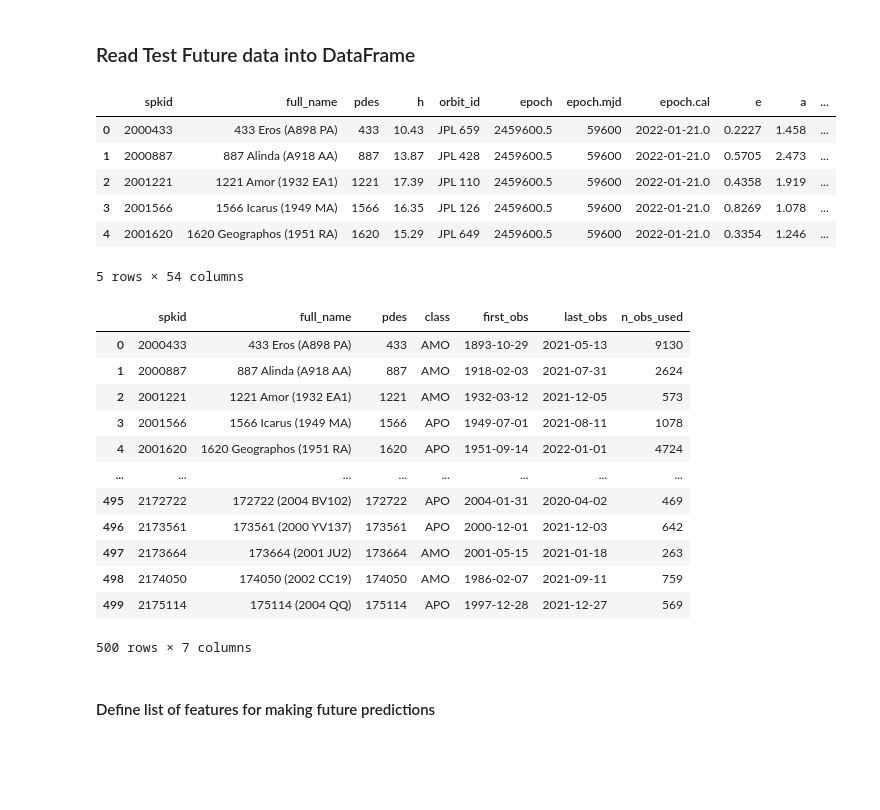
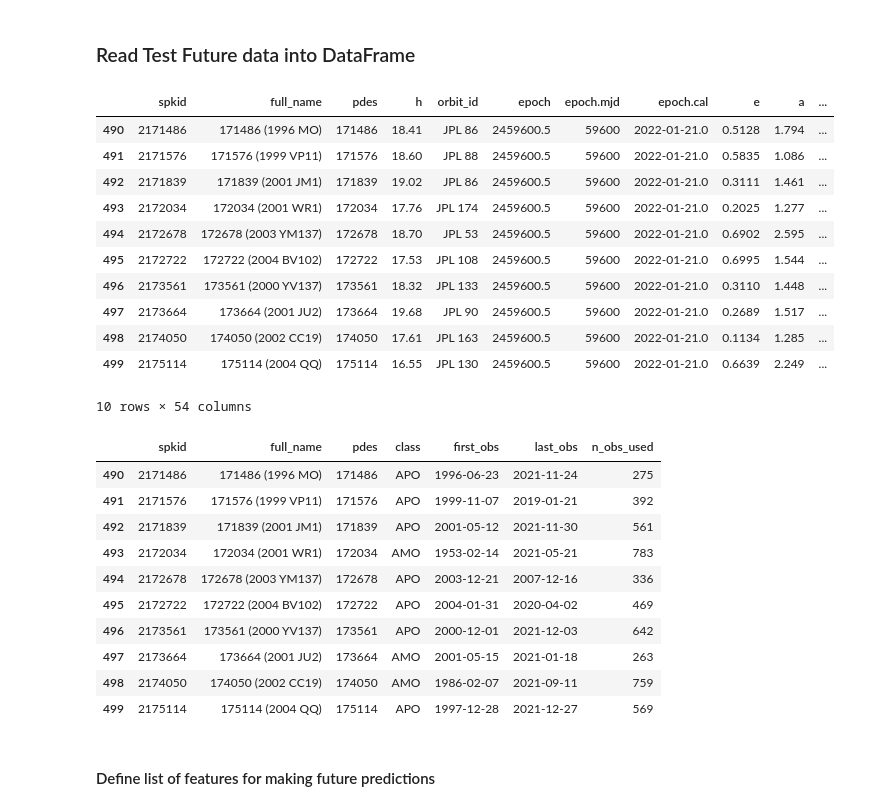
Before and after one commit to AleeAlette1/NEOs_Project, a Jupyter notebook: Machine_Learning/ipynb/FJ_ML_Future_Prediction.ipynb, the cells around one changed output. Saved outputs shown, nothing was run; the diff lists cells and outputs as text; code cells hidden in the pictures; blank space fills up the shorter version.

```diff
--- a/Machine_Learning/ipynb/FJ_ML_Future_Prediction.ipynb
+++ b/Machine_Learning/ipynb/FJ_ML_Future_Prediction.ipynb
@@ -25,33 +25,36 @@ from tensorflow import keras
 # %%
 mlcsv_future_df = pd.read_csv('../csv Data/test_neo_public_mlcsv_future.csv')
 # %%
-mlcsv_future_df.head()
+mlcsv_future_df.tail(10)
 # %% [output]
 |  | spkid | full_name | pdes | h | orbit_id | epoch | epoch.mjd | epoch.cal | e | a | ... |
-| 0 | 2000433 | 433 Eros (A898 PA) | 433 | 10.43 | JPL 659 | 2459600.5 | 59600 | 2022-01-21.0 | 0.2227 | 1.458 | ... |
-| 1 | 2000887 | 887 Alinda (A918 AA) | 887 | 13.87 | JPL 428 | 2459600.5 | 59600 | 2022-01-21.0 | 0.5705 | 2.473 | ... |
-| 2 | 2001221 | 1221 Amor (1932 EA1) | 1221 | 17.39 | JPL 110 | 2459600.5 | 59600 | 2022-01-21.0 | 0.4358 | 1.919 | ... |
-| 3 | 2001566 | 1566 Icarus (1949 MA) | 1566 | 16.35 | JPL 126 | 2459600.5 | 59600 | 2022-01-21.0 | 0.8269 | 1.078 | ... |
-| 4 | 2001620 | 1620 Geographos (1951 RA) | 1620 | 15.29 | JPL 649 | 2459600.5 | 59600 | 2022-01-21.0 | 0.3354 | 1.246 | ... |
+| 490 | 2171486 | 171486 (1996 MO) | 171486 | 18.41 | JPL 86 | 2459600.5 | 59600 | 2022-01-21.0 | 0.5128 | 1.794 | ... |
+| 491 | 2171576 | 171576 (1999 VP11) | 171576 | 18.60 | JPL 88 | 2459600.5 | 59600 | 2022-01-21.0 | 0.5835 | 1.086 | ... |
+| 492 | 2171839 | 171839 (2001 JM1) | 171839 | 19.02 | JPL 86 | 2459600.5 | 59600 | 2022-01-21.0 | 0.3111 | 1.461 | ... |
+| 493 | 2172034 | 172034 (2001 WR1) | 172034 | 17.76 | JPL 174 | 2459600.5 | 59600 | 2022-01-21.0 | 0.2025 | 1.277 | ... |
+| 494 | 2172678 | 172678 (2003 YM137) | 172678 | 18.70 | JPL 53 | 2459600.5 | 59600 | 2022-01-21.0 | 0.6902 | 2.595 | ... |
+| 495 | 2172722 | 172722 (2004 BV102) | 172722 | 17.53 | JPL 108 | 2459600.5 | 59600 | 2022-01-21.0 | 0.6995 | 1.544 | ... |
+| 496 | 2173561 | 173561 (2000 YV137) | 173561 | 18.32 | JPL 133 | 2459600.5 | 59600 | 2022-01-21.0 | 0.3110 | 1.448 | ... |
+| 497 | 2173664 | 173664 (2001 JU2) | 173664 | 19.68 | JPL 90 | 2459600.5 | 59600 | 2022-01-21.0 | 0.2689 | 1.517 | ... |
+| 498 | 2174050 | 174050 (2002 CC19) | 174050 | 17.61 | JPL 163 | 2459600.5 | 59600 | 2022-01-21.0 | 0.1134 | 1.285 | ... |
+| 499 | 2175114 | 175114 (2004 QQ) | 175114 | 16.55 | JPL 130 | 2459600.5 | 59600 | 2022-01-21.0 | 0.6639 | 2.249 | ... |
-5 rows × 54 columns
+10 rows × 54 columns
 # %%
 # Create new dataframe with descriptive meta-data column for Visualization
 descr_future_df = mlcsv_future_df.loc[:, ['spkid', 'full_name', 'pdes', 'class', 'first_obs', 'last_obs', 'n_obs_used']]
-descr_future_df
+descr_future_df.tail(10)
 # %% [output]
 |  | spkid | full_name | pdes | class | first_obs | last_obs | n_obs_used |
-| 0 | 2000433 | 433 Eros (A898 PA) | 433 | AMO | 1893-10-29 | 2021-05-13 | 9130 |
-| 1 | 2000887 | 887 Alinda (A918 AA) | 887 | AMO | 1918-02-03 | 2021-07-31 | 2624 |
-| 2 | 2001221 | 1221 Amor (1932 EA1) | 1221 | AMO | 1932-03-12 | 2021-12-05 | 573 |
-| 3 | 2001566 | 1566 Icarus (1949 MA) | 1566 | APO | 1949-07-01 | 2021-08-11 | 1078 |
-| 4 | 2001620 | 1620 Geographos (1951 RA) | 1620 | APO | 1951-09-14 | 2022-01-01 | 4724 |
-| ... | ... | ... | ... | ... | ... | ... | ... |
+| 490 | 2171486 | 171486 (1996 MO) | 171486 | APO | 1996-06-23 | 2021-11-24 | 275 |
+| 491 | 2171576 | 171576 (1999 VP11) | 171576 | APO | 1999-11-07 | 2019-01-21 | 392 |
+| 492 | 2171839 | 171839 (2001 JM1) | 171839 | APO | 2001-05-12 | 2021-11-30 | 561 |
+| 493 | 2172034 | 172034 (2001 WR1) | 172034 | AMO | 1953-02-14 | 2021-05-21 | 783 |
+| 494 | 2172678 | 172678 (2003 YM137) | 172678 | APO | 2003-12-21 | 2007-12-16 | 336 |
 | 495 | 2172722 | 172722 (2004 BV102) | 172722 | APO | 2004-01-31 | 2020-04-02 | 469 |
 | 496 | 2173561 | 173561 (2000 YV137) | 173561 | APO | 2000-12-01 | 2021-12-03 | 642 |
 | 497 | 2173664 | 173664 (2001 JU2) | 173664 | AMO | 2001-05-15 | 2021-01-18 | 263 |
 | 498 | 2174050 | 174050 (2002 CC19) | 174050 | AMO | 1986-02-07 | 2021-09-11 | 759 |
 | 499 | 2175114 | 175114 (2004 QQ) | 175114 | APO | 1997-12-28 | 2021-12-27 | 569 |
-500 rows × 7 columns
 # %% [markdown]
 #### Define list of features for making future predictions
 # %%
```
Also changed, not shown: parts of 6 cells of this notebook, 2 other files.
